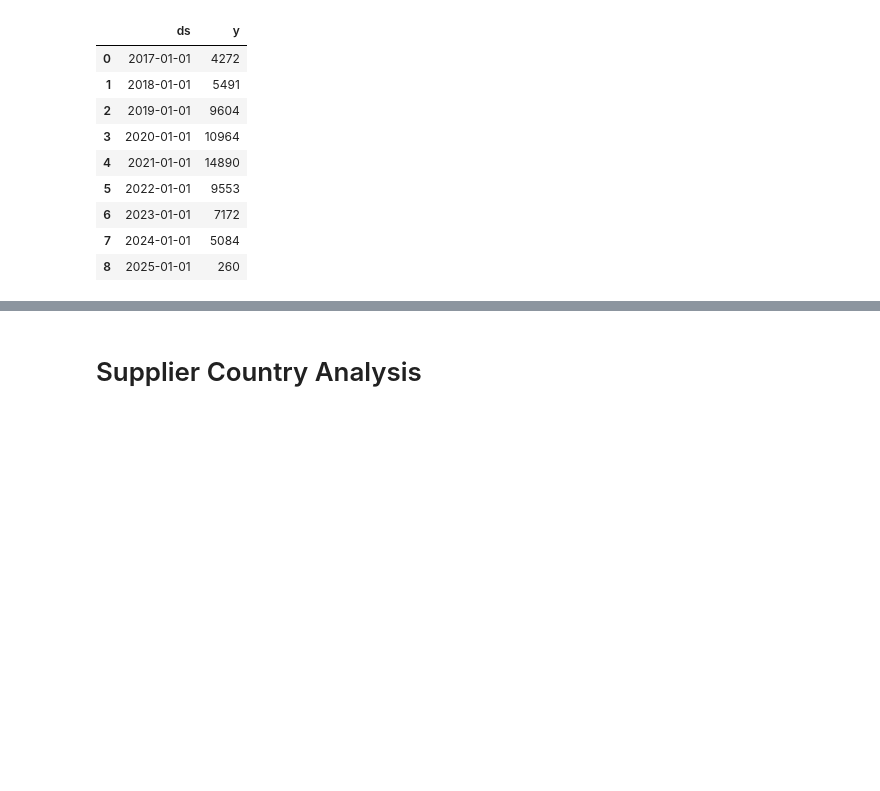
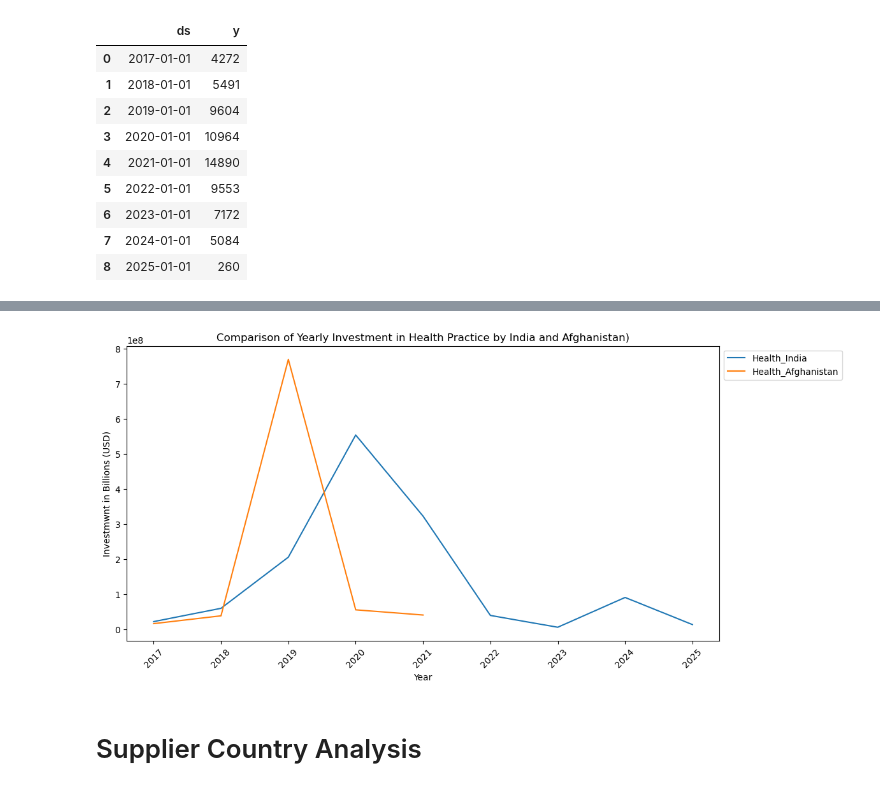
Before and after one commit to mdlugosz-develop/bootcamp-project-1, a Jupyter notebook: analysis.ipynb, the cells around one changed output, grey strips where cells are left out. Drawn from its saved outputs; the diff is of its cells as text; code cells hidden in the pictures; blank space fills up the shorter version.

```diff
--- a/analysis.ipynb
+++ b/analysis.ipynb
@@ -478,3 +530,19 @@ model_contracts.plot(forecast_contracts)
+# %%
+merged_pivot_table = pd.merge(india_by_practice, af_by_practice, on='Fiscal Year', how='outer', suffixes=('_India', '_Afghanistan'))
+
+# Select only the 'Health' column for both countries
+health_trend = merged_pivot_table[['Health_India', 'Health_Afghanistan']]
+
+# Plot the yearly trend for Health
+health_trend.plot(figsize=(12, 6))
+plt.title('Comparison of Yearly Investment in Health Practice by India and Afghanistan)')
+plt.xlabel('Year')
+plt.ylabel('Investmwnt in Billions (USD)')
+plt.xticks(rotation=45)
+plt.legend(loc='upper left', bbox_to_anchor=(1, 1))
+plt.show()
+# %% [output]
+[figure, added]
 # %% [markdown]
 # Supplier Country Analysis
 # %%
```
Also changed, not shown: parts of 23 cells of this notebook.
